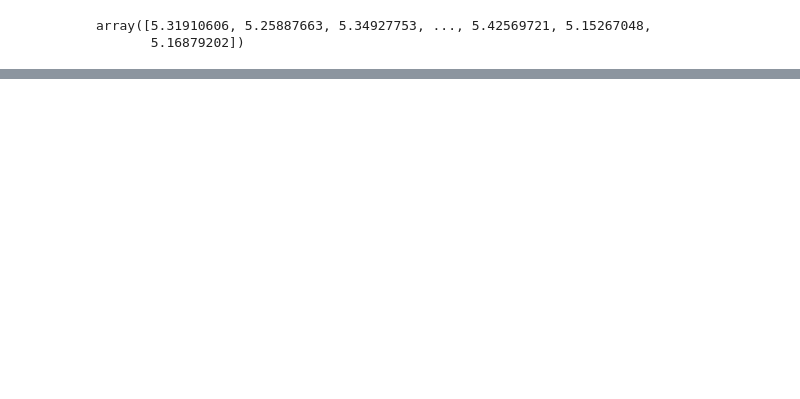
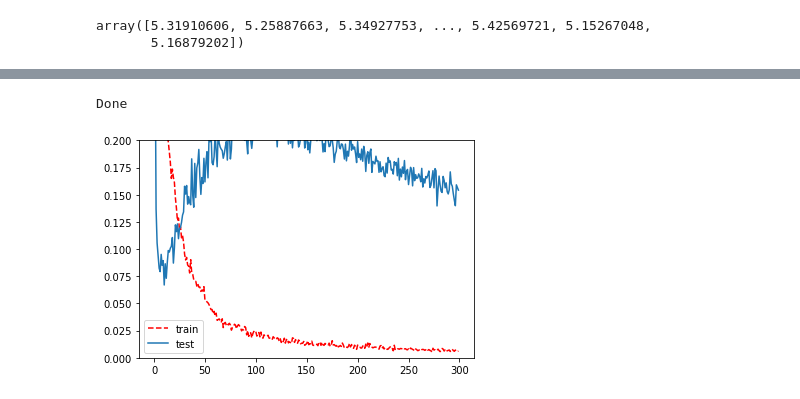
Before and after one commit to BShim92/HousingPricesProject, a Jupyter notebook: SupportVectorRegressor.ipynb, the cells around one changed output, grey strips where cells are left out. Drawn from its saved outputs; the diff is of its cells as text; code cells hidden in the pictures; blank space fills up the shorter version.

```diff
--- a/SupportVectorRegressor.ipynb
+++ b/SupportVectorRegressor.ipynb
@@ -105,0 +300,76 @@ array([[0.        , 0.4       , 0.18414656, ..., 0.        , 1.        ,
+# %%
+if which == 'NN':
+
+    folds = 4
+    epochs = 300
+
+    from sklearn.model_selection import KFold
+    kf = KFold(n_splits=folds, shuffle=True)
+    kf.get_n_splits(inputs, prices)
+
+    X_train = []
+    X_test = []
+    y_train = []
+    y_test = []
+
+    for i, (train_index, test_index) in enumerate(kf.split(inputs, prices)):
+        X_train.append(inputs[train_index])
+        X_test.append(inputs[test_index])
+        y_train.append(prices[train_index])
+        y_test.append(prices[test_index])
+
+
+
+
+
+    historylist = []
+
+    for fold in range(folds):
+        clear_output()
+        print(fold + 1)
+
+        model = compilemodel()
+
+        historylist.append(model.fit(
+            X_train[fold],
+            y_train[fold],
+            validation_data=(X_test[fold], y_test[fold]),
+            epochs=epochs,
+            shuffle=True,
+            verbose=0,
+        ))
+
+    clear_output()
+    print('Done')
+# %% [output]
+Done
+# %%
+if which == 'NN':
+    addlist = {}
+    for key in historylist[0].history.keys():
+        addlist[key] = []
+        for fold in range(folds):
+            addlist[key].append(historylist[fold].history[key])
+
+    dftrainmse = pd.DataFrame()
+    dftestmse = pd.DataFrame()
+
+    for fold in range(folds):
+        dftestmse[fold] = addlist['val_mean_squared_error'][fold]
+        dftrainmse[fold] = addlist['mean_squared_error'][fold]
+
+    dftestmse['avg'] = dftestmse.mean(axis=1)
+    dftrainmse['avg'] = dftrainmse.mean(axis=1)
+
+    avgtestmse = dftestmse['avg'].tolist()
+    avgtrainmse = dftrainmse['avg'].tolist()
+
+
+    plt.plot(avgtrainmse, 'r--', label = 'train')
+    plt.plot(avgtestmse, label = 'test')
+    plt.ylim(0, .2)
+    # plt.xlim(150, 300)
+    plt.legend()
+    plt.show()
+# %% [output]
+[figure, added]
```
Also changed, not shown: parts of 31 cells of this notebook.
